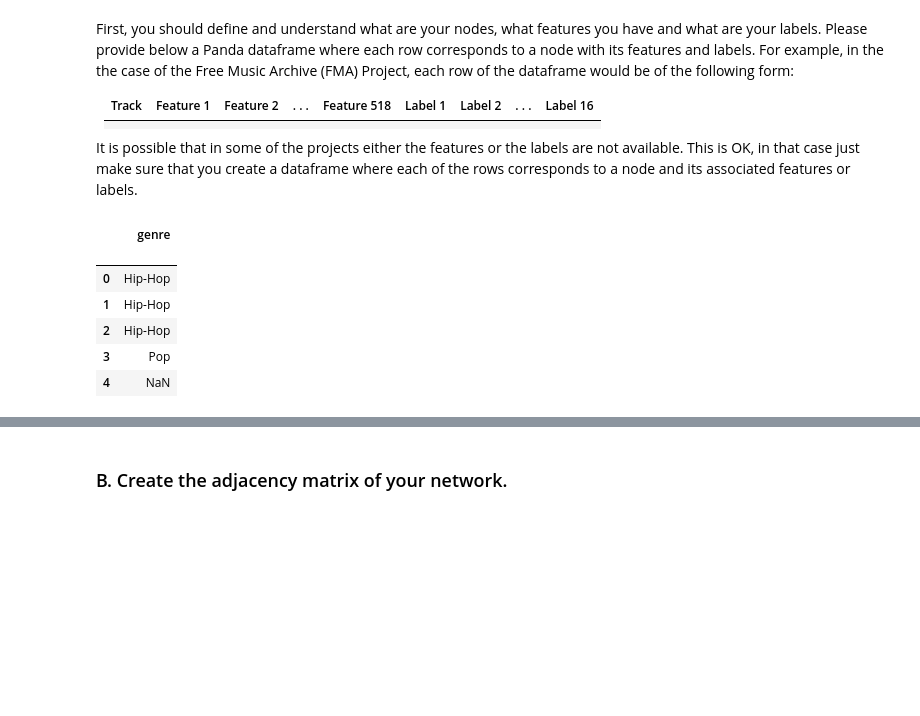
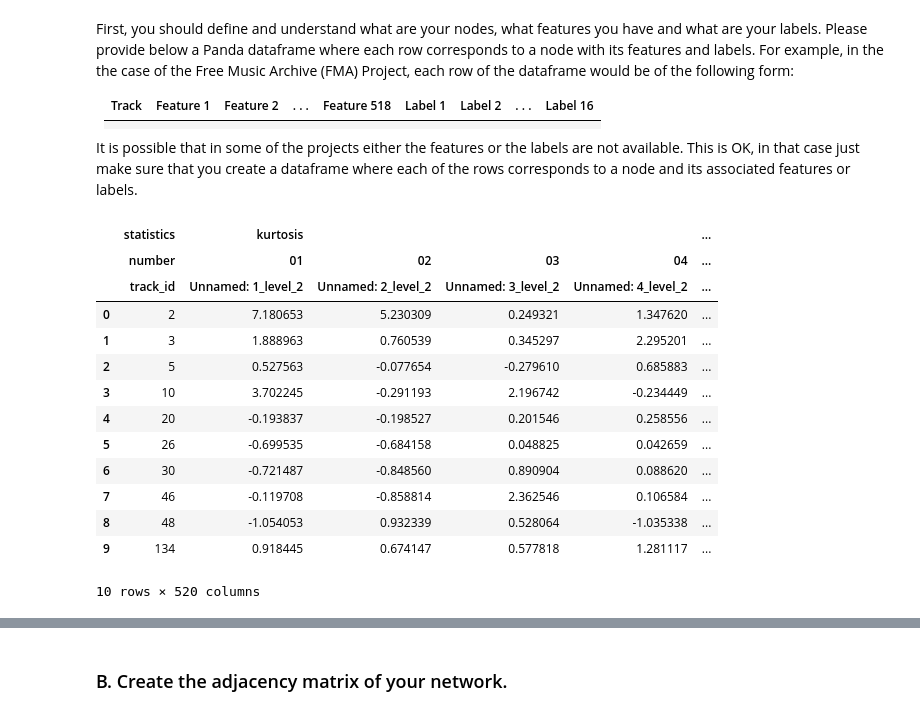
Before and after one commit to TTimTT/NTDS_Project, a Jupyter notebook: milestones_1/Joachim_1_network_properties.ipynb, the cells around one changed output, grey strips where cells are left out. Drawn from its saved outputs; the diff is of its cells as text; code cells hidden in the pictures; blank space fills up the shorter version.

```diff
--- a/milestones_1/Joachim_1_network_properties.ipynb
+++ b/milestones_1/Joachim_1_network_properties.ipynb
@@ -70,13 +76,19 @@ DataSet = pd.concat([features_clean,label],axis=1, sort=False)
-# %%
-label.head()
-# %% [output]
-|  | genre |
-|  |  |
-|  |  |
-| 0 | Hip-Hop |
-| 1 | Hip-Hop |
-| 2 | Hip-Hop |
-| 3 | Pop |
-| 4 | NaN |
+# %%
+dataSet.head(10)
+# %% [output]
+|  | statistics | kurtosis |  |  |  | ... |
+|  | number | 01 | 02 | 03 | 04 | ... |
+|  | track_id | Unnamed: 1_level_2 | Unnamed: 2_level_2 | Unnamed: 3_level_2 | Unnamed: 4_level_2 | ... |
+| 0 | 2 | 7.180653 | 5.230309 | 0.249321 | 1.347620 | ... |
+| 1 | 3 | 1.888963 | 0.760539 | 0.345297 | 2.295201 | ... |
+| 2 | 5 | 0.527563 | -0.077654 | -0.279610 | 0.685883 | ... |
+| 3 | 10 | 3.702245 | -0.291193 | 2.196742 | -0.234449 | ... |
+| 4 | 20 | -0.193837 | -0.198527 | 0.201546 | 0.258556 | ... |
+| 5 | 26 | -0.699535 | -0.684158 | 0.048825 | 0.042659 | ... |
+| 6 | 30 | -0.721487 | -0.848560 | 0.890904 | 0.088620 | ... |
+| 7 | 46 | -0.119708 | -0.858814 | 2.362546 | 0.106584 | ... |
+| 8 | 48 | -1.054053 | 0.932339 | 0.528064 | -1.035338 | ... |
+| 9 | 134 | 0.918445 | 0.674147 | 0.577818 | 1.281117 | ... |
+10 rows × 520 columns
 # %%
 # data set in right form
```
Also changed, not shown: parts of 14 cells of this notebook.
